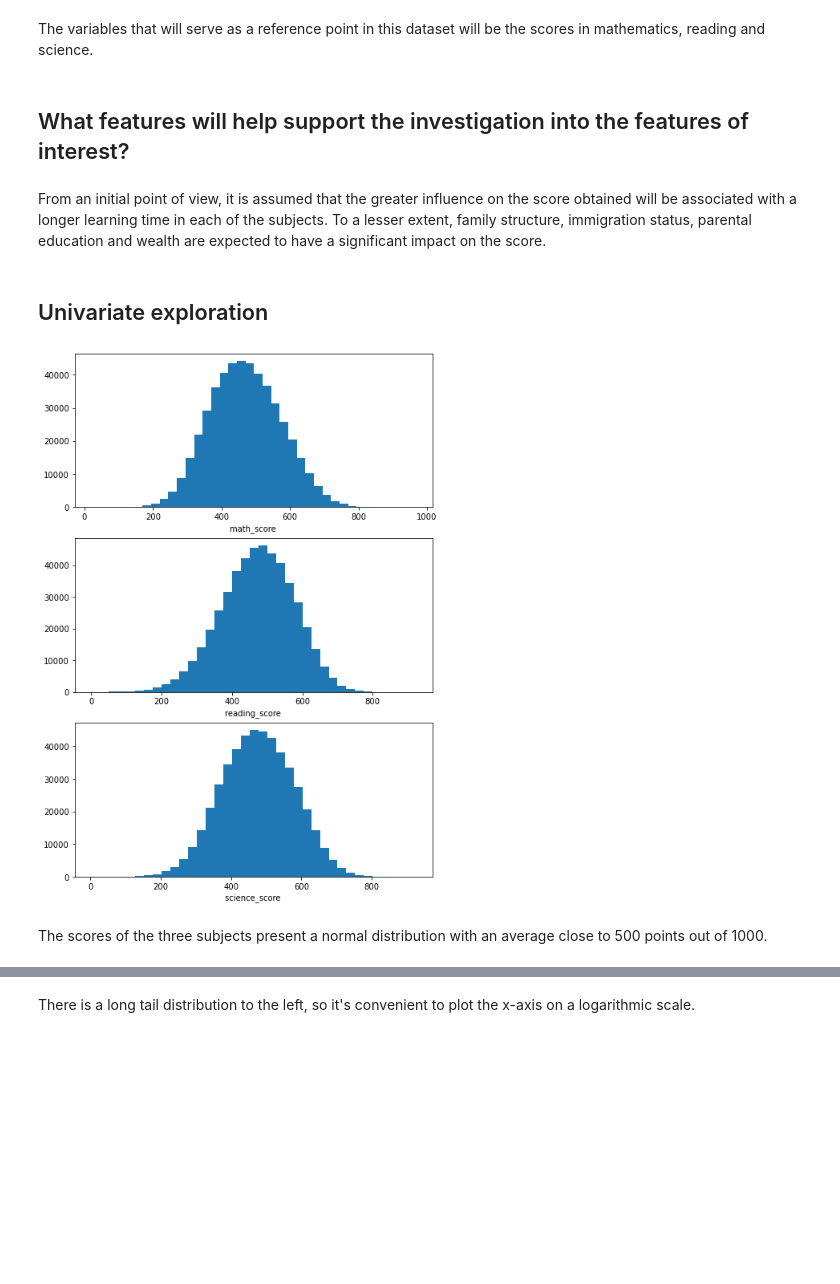
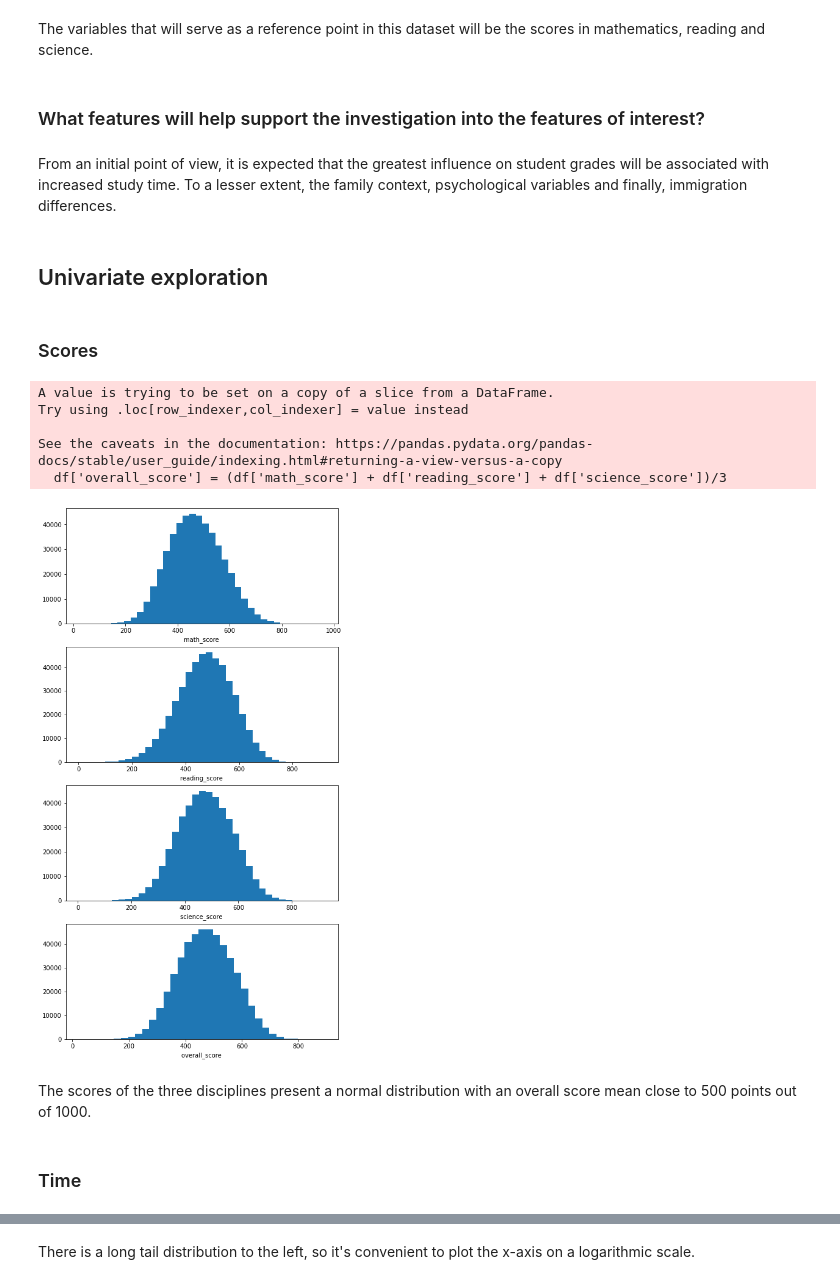
Before and after one commit to rubenvf/Comunicate-PISA-Findings, a Jupyter notebook: pisa_exploration.ipynb, the cells around one changed output, grey strips where cells are left out. Cells and saved outputs as stored; diff of their text form; code cells hidden in the pictures; blank space fills up the shorter version.

```diff
--- a/pisa_exploration.ipynb
+++ b/pisa_exploration.ipynb
@@ -90,24 +92,37 @@ Out of the 22 variables that have been chosen, 8 are categorical in nature, whil
 # %% [markdown]
 The variables that will serve as a reference point in this dataset will be the scores in mathematics, reading and science.
 # %% [markdown]
-## What features will help support the investigation into the features of interest?
+### What features will help support the investigation into the features of interest?
 # %% [markdown]
-From an initial point of view, it is assumed that the greater influence on the score obtained will be associated with a longer learning time in each of the subjects. To a lesser extent, family structure, immigration status, parental education and wealth are expected to have a significant impact on the score.
+From an initial point of view, it is expected that the greatest influence on student grades will be associated with increased study time. To a lesser extent, the family context, psychological variables and finally, immigration differences.
 # %% [markdown]
 ## Univariate exploration
+# %% [markdown]
+### Scores
+# %%
+#Calculate overall score
+df['overall_score'] = (df['math_score'] + df['reading_score'] + df['science_score'])/3
+# %% [output]
+A value is trying to be set on a copy of a slice from a DataFrame.
+Try using .loc[row_indexer,col_indexer] = value instead
+
+See the caveats in the documentation: https://pandas.pydata.org/pandas-docs/stable/user_guide/indexing.html#returning-a-view-versus-a-copy
+  df['overall_score'] = (df['math_score'] + df['reading_score'] + df['science_score'])/3
 # %%
 # re-plot the distribution of scores.
-fig, ax = plt.subplots(nrows=3, figsize = [8,12])
+fig, ax = plt.subplots(nrows=4, figsize = [8,16])
 bin_size = 25
-variables = ['math_score', 'reading_score', 'science_score']
+variables = ['math_score', 'reading_score', 'science_score', 'overall_score']
 for i in range(len(variables)):
     var = variables[i]
     bins = np.arange(min(df[var]), max(df[var])+bin_size, bin_size)
     ax[i].hist(data = df, x = var, bins = bins)
     ax[i].set_xlabel('{} '.format(var))
 
 plt.show()
 # %% [output]
-[figure, old version]
+[figure, new version]
 # %% [markdown]
-The scores of the three subjects present a normal distribution with an average close to 500 points out of 1000.
+The scores of the three disciplines present a normal distribution with an overall score mean close to 500 points out of 1000.
+# %% [markdown]
+### Time
```
Also changed, not shown: parts of 23 cells of this notebook.
